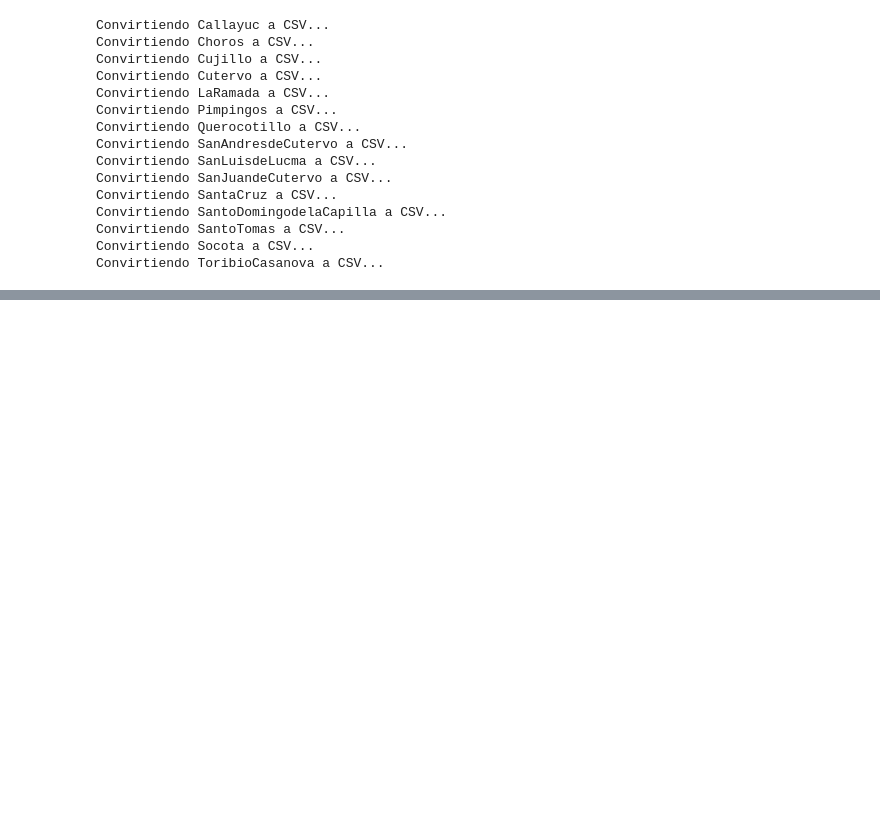
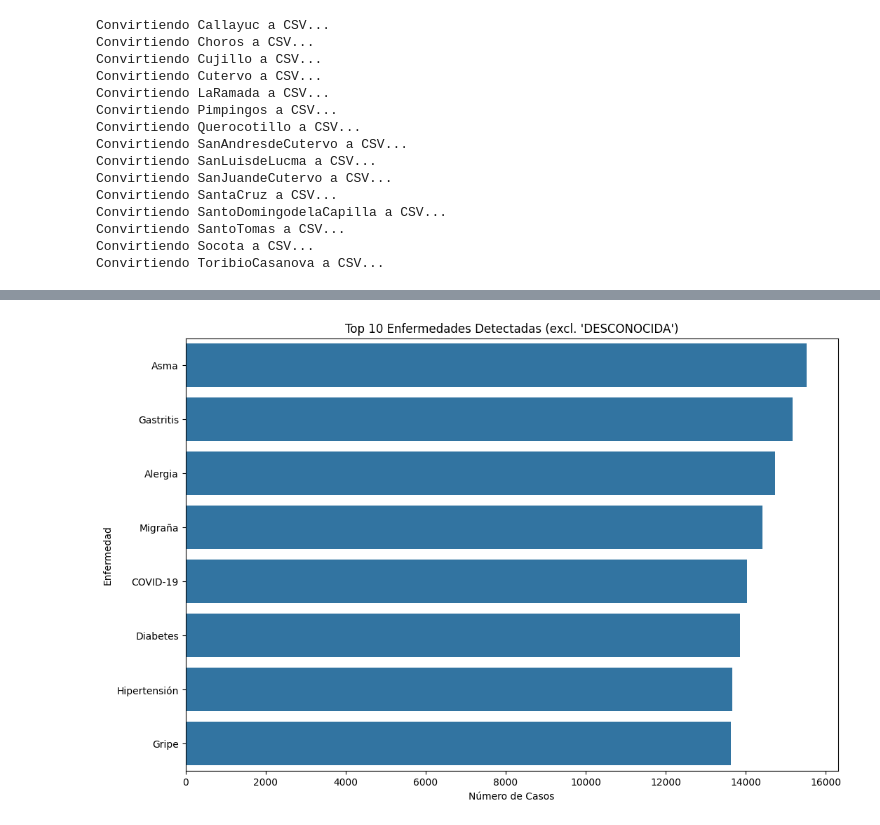
Before and after one commit to espinozaje/EcosistemaBigData, a Jupyter notebook: Proyecto_BigData.ipynb, the cells around one changed output, grey strips where cells are left out. Cells and saved outputs as stored; diff of their text form; code cells hidden in the pictures; blank space fills up the shorter version.

```diff
--- a/Proyecto_BigData.ipynb
+++ b/Proyecto_BigData.ipynb
@@ -187,0 +254,23 @@ only showing top 10 rows
+# %%
+
+top_enfermedades_df = (
+    df_pre
+    .filter(col("enfermedad detectada") != "DESCONOCIDA")
+    .groupBy("enfermedad detectada")
+    .count()
+    .orderBy(col("count").desc())
+    .limit(10)
+)
+
+
+pd_top_enfermedades = top_enfermedades_df.toPandas()
+
+
+plt.figure(figsize=(12, 8))
+sns.barplot(data=pd_top_enfermedades, x="count", y="enfermedad detectada", orient='h')
+plt.title("Top 10 Enfermedades Detectadas (excl. 'DESCONOCIDA')")
+plt.xlabel("Número de Casos")
+plt.ylabel("Enfermedad")
+plt.show()
+# %% [output]
+[figure, added]
```
Also changed, not shown: parts of 13 cells of this notebook, 1 other file.
